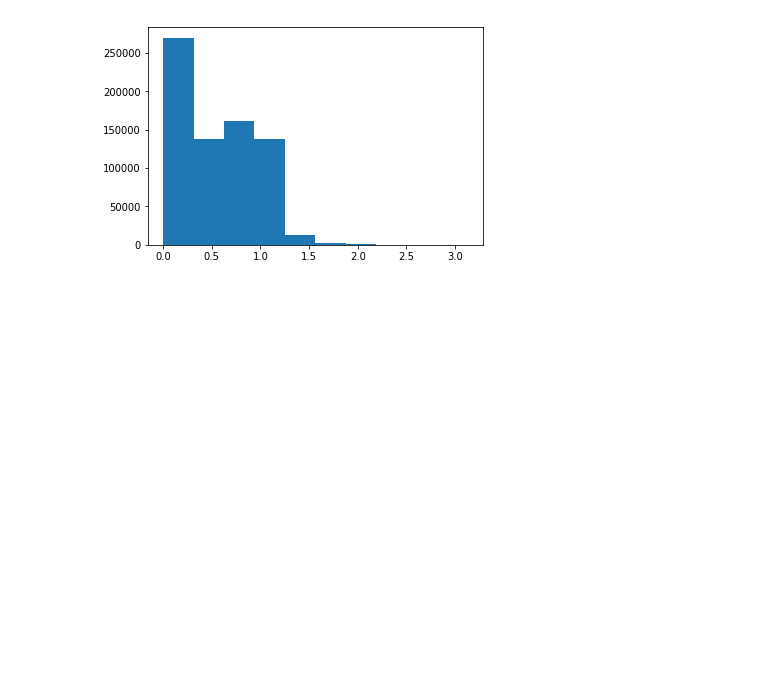
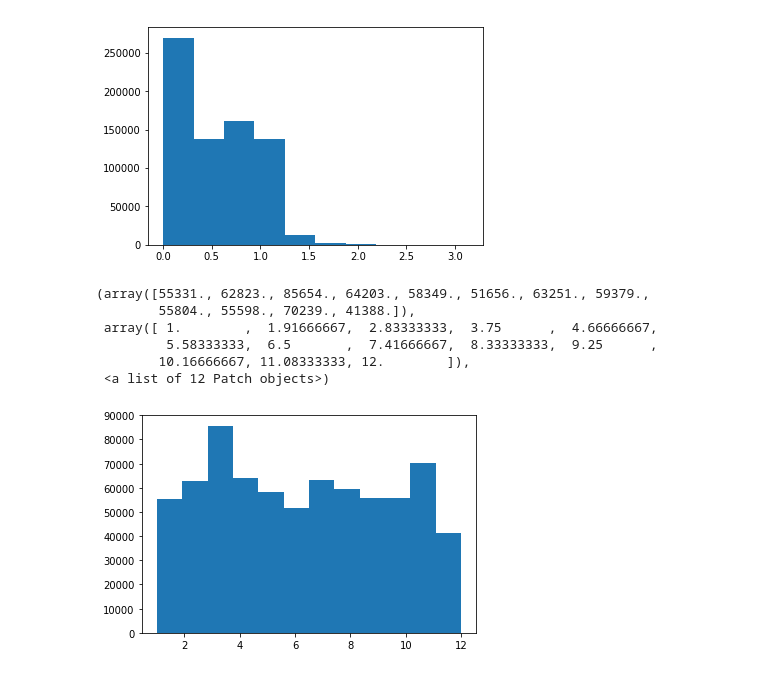
Before and after one commit to Apiquet/ADA_Project, a Jupyter notebook: pierre_exp_2.ipynb, the cells around one changed output. Drawn from its saved outputs; the diff is of its cells as text; code cells hidden in the pictures; blank space fills up the shorter version.

```diff
--- a/pierre_exp_2.ipynb
+++ b/pierre_exp_2.ipynb
@@ -836,4 +836,5 @@ plt.hist(m.numLOG,bins = 10)
  <a list of 10 Patch objects>)
 [figure]
 # %%
-protests_df['Month'] = protests_df['MonthYear'].apply(lambda x : str(x)[-4:2])
+protests_df = protests_df.dropna()
+protests_df['Month'] = protests_df['MonthYear'].apply(lambda x :int(str(int(x))[-2:]))
@@ -843 +841,14 @@ k = k.loc[k['ISO3'] != 'USA' ]
+# %%
+
+k = protests_df.loc[protests_df['Country Code'] == 'USA' ]
+# %%
+plt.hist(k['Month'],bins= 12)
+# %% [output]
+(array([55331., 62823., 85654., 64203., 58349., 51656., 63251., 59379.,
+        55804., 55598., 70239., 41388.]),
+ array([ 1.        ,  1.91666667,  2.83333333,  3.75      ,  4.66666667,
+         5.58333333,  6.5       ,  7.41666667,  8.33333333,  9.25      ,
+        10.16666667, 11.08333333, 12.        ]),
+ <a list of 12 Patch objects>)
+[figure, added]
 # %%
```
Also changed, not shown: parts of 8 cells of this notebook, 9 other files.
